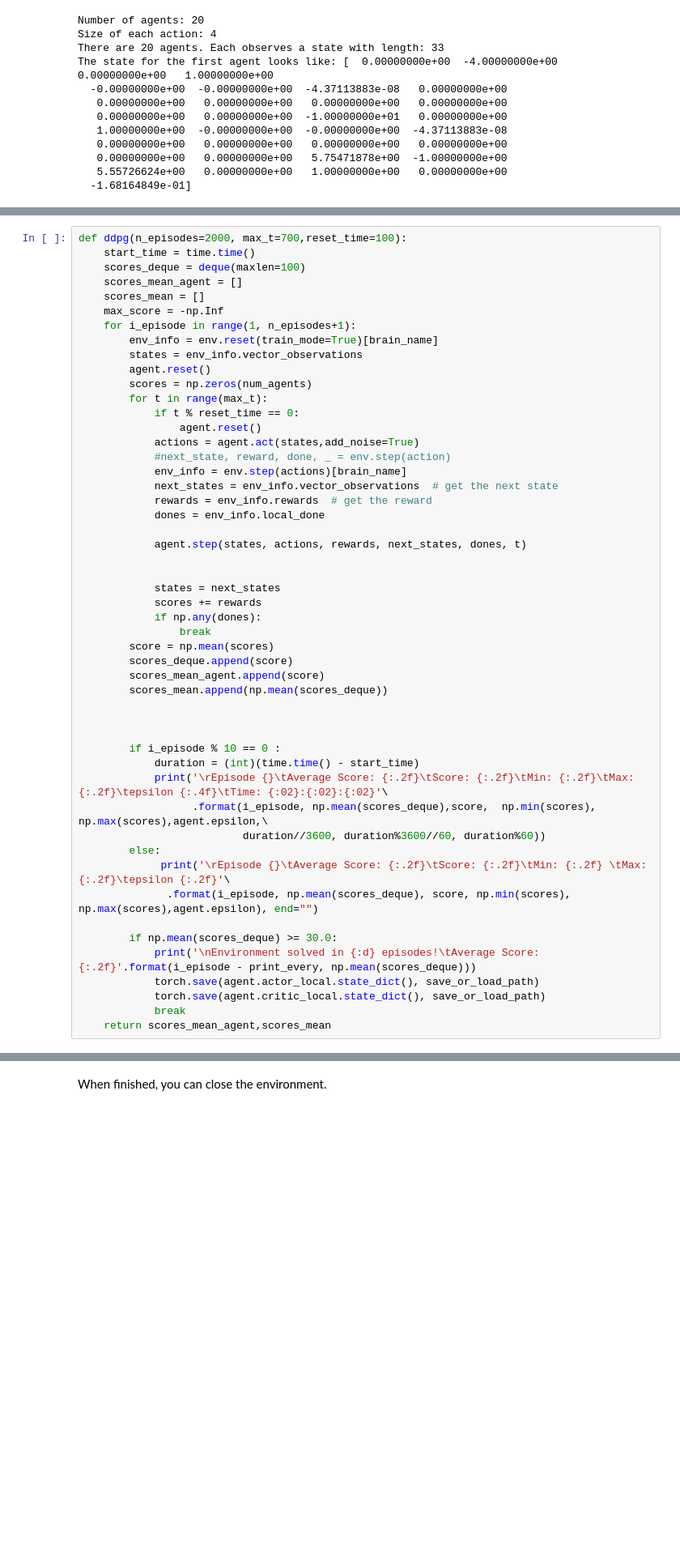
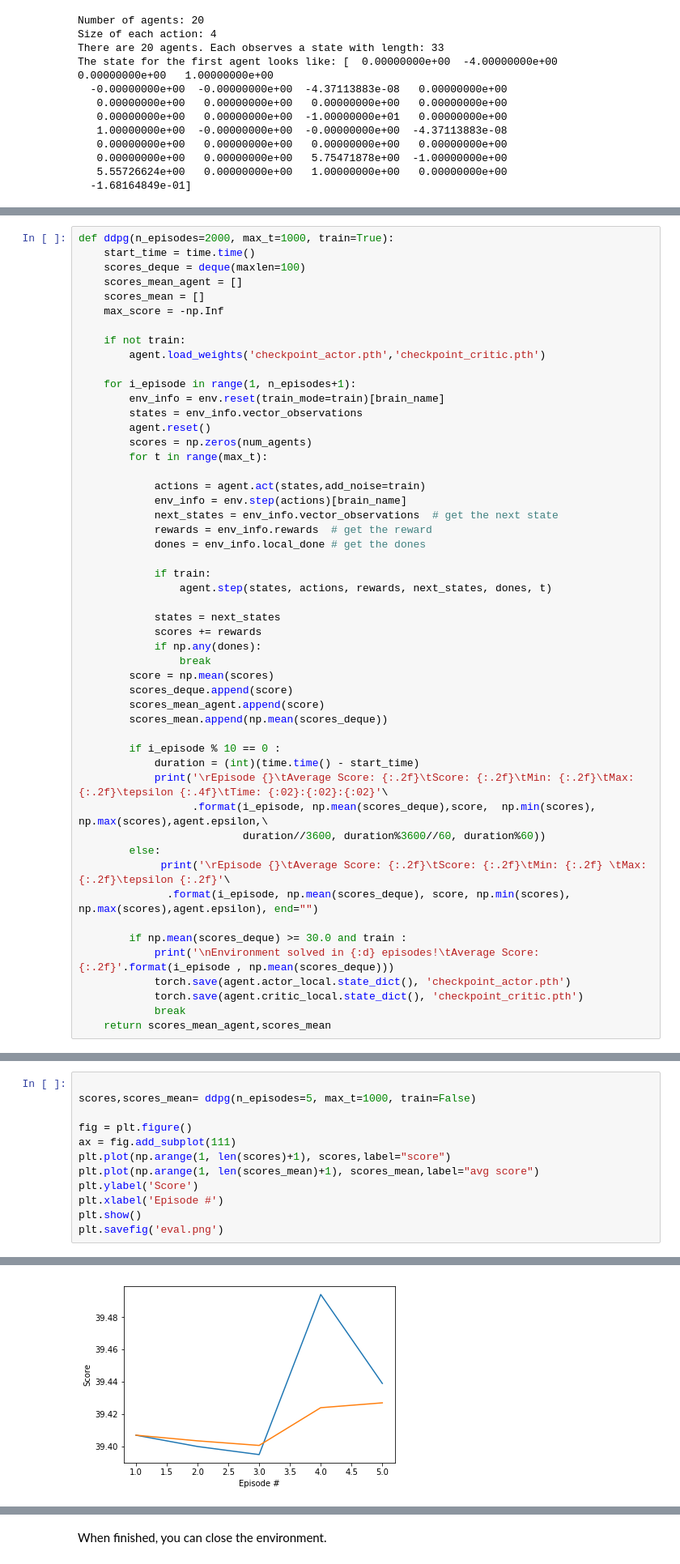
Before and after one commit to skingle/Deep-Reinforcement-learning-contineous-control, a Jupyter notebook: Continuous_Control.ipynb, the cells around one changed output, grey strips where cells are left out. Shown at 81% size. Cells and saved outputs as stored; diff of their text form; blank space fills up the shorter version.

Commit message:
update: env solved

```diff
--- a/Continuous_Control.ipynb
+++ b/Continuous_Control.ipynb
@@ -100,27 +125,29 @@ The state for the first agent looks like: [  0.00000000e+00  -4.00000000e+00   0
 # %%
-def ddpg(n_episodes=2000, max_t=700,reset_time=100):
+def ddpg(n_episodes=2000, max_t=1000, train=True):
     start_time = time.time()
     scores_deque = deque(maxlen=100)
     scores_mean_agent = []
     scores_mean = []
     max_score = -np.Inf
+
+    if not train:
+        agent.load_weights('checkpoint_actor.pth','checkpoint_critic.pth')
+
     for i_episode in range(1, n_episodes+1):
-        env_info = env.reset(train_mode=True)[brain_name]
+        env_info = env.reset(train_mode=train)[brain_name]
         states = env_info.vector_observations
         agent.reset()
         scores = np.zeros(num_agents)
         for t in range(max_t):
-            if t % reset_time == 0:
-                agent.reset()
-            actions = agent.act(states,add_noise=True)
-            #next_state, reward, done, _ = env.step(action)
+
+            actions = agent.act(states,add_noise=train)
             env_info = env.step(actions)[brain_name]
             next_states = env_info.vector_observations  # get the next state
             rewards = env_info.rewards  # get the reward
-            dones = env_info.local_done
+            dones = env_info.local_done # get the dones
 
-            agent.step(states, actions, rewards, next_states, dones, t)
-
+            if train:
+                agent.step(states, actions, rewards, next_states, dones, t)
 
             states = next_states
             scores += rewards
@@ -131,8 +158,6 @@ def ddpg(n_episodes=2000, max_t=700,reset_time=100):
         scores_mean_agent.append(score)
         scores_mean.append(np.mean(scores_deque))
 
-
-
         if i_episode % 10 == 0 :
             duration = (int)(time.time() - start_time)
             print('\rEpisode {}\tAverage Score: {:.2f}\tScore: {:.2f}\tMin: {:.2f}\tMax: {:.2f}\tepsilon {:.4f}\tTime: {:02}:{:02}:{:02}'\
@@ -142,9 +167,9 @@ def ddpg(n_episodes=2000, max_t=700,reset_time=100):
              print('\rEpisode {}\tAverage Score: {:.2f}\tScore: {:.2f}\tMin: {:.2f} \tMax: {:.2f}\tepsilon {:.2f}'\
               .format(i_episode, np.mean(scores_deque), score, np.min(scores), np.max(scores),agent.epsilon), end="")
 
-        if np.mean(scores_deque) >= 30.0:
-            print('\nEnvironment solved in {:d} episodes!\tAverage Score: {:.2f}'.format(i_episode - print_every, np.mean(scores_deque)))
-            torch.save(agent.actor_local.state_dict(), save_or_load_path)
-            torch.save(agent.critic_local.state_dict(), save_or_load_path)
+        if np.mean(scores_deque) >= 30.0 and train :
+            print('\nEnvironment solved in {:d} episodes!\tAverage Score: {:.2f}'.format(i_episode , np.mean(scores_deque)))
+            torch.save(agent.actor_local.state_dict(), 'checkpoint_actor.pth')
+            torch.save(agent.critic_local.state_dict(), 'checkpoint_critic.pth')
             break
     return scores_mean_agent,scores_mean
@@ -192,0 +222,13 @@ Episode 273     Average Score: 25.16    Score: 23.26    Min: 18.82      Max: 25.
+# %%
+
+scores,scores_mean= ddpg(n_episodes=5, max_t=1000, train=False)
+
+fig = plt.figure()
+ax = fig.add_subplot(111)
+plt.plot(np.arange(1, len(scores)+1), scores,label="score")
+plt.plot(np.arange(1, len(scores_mean)+1), scores_mean,label="avg score")
+plt.ylabel('Score')
+plt.xlabel('Episode #')
+plt.show()
+plt.savefig('eval.png')
+# %% [output]
@@ -192,0 +236 @@ Episode 273     Average Score: 25.16    Score: 23.26    Min: 18.82      Max: 25.
+[figure, added]
```
Also changed, not shown: parts of 11 cells of this notebook, 5 other files.
